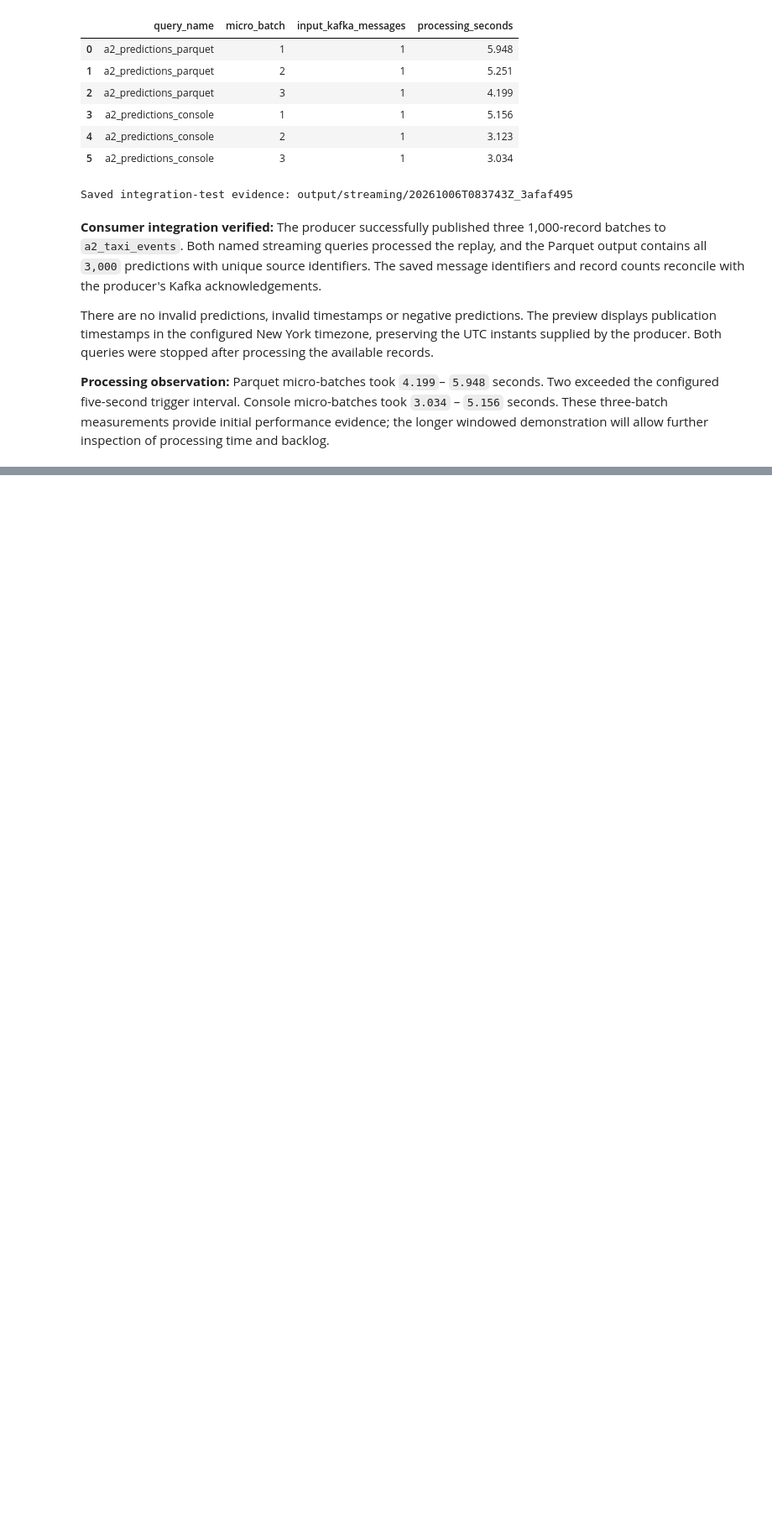
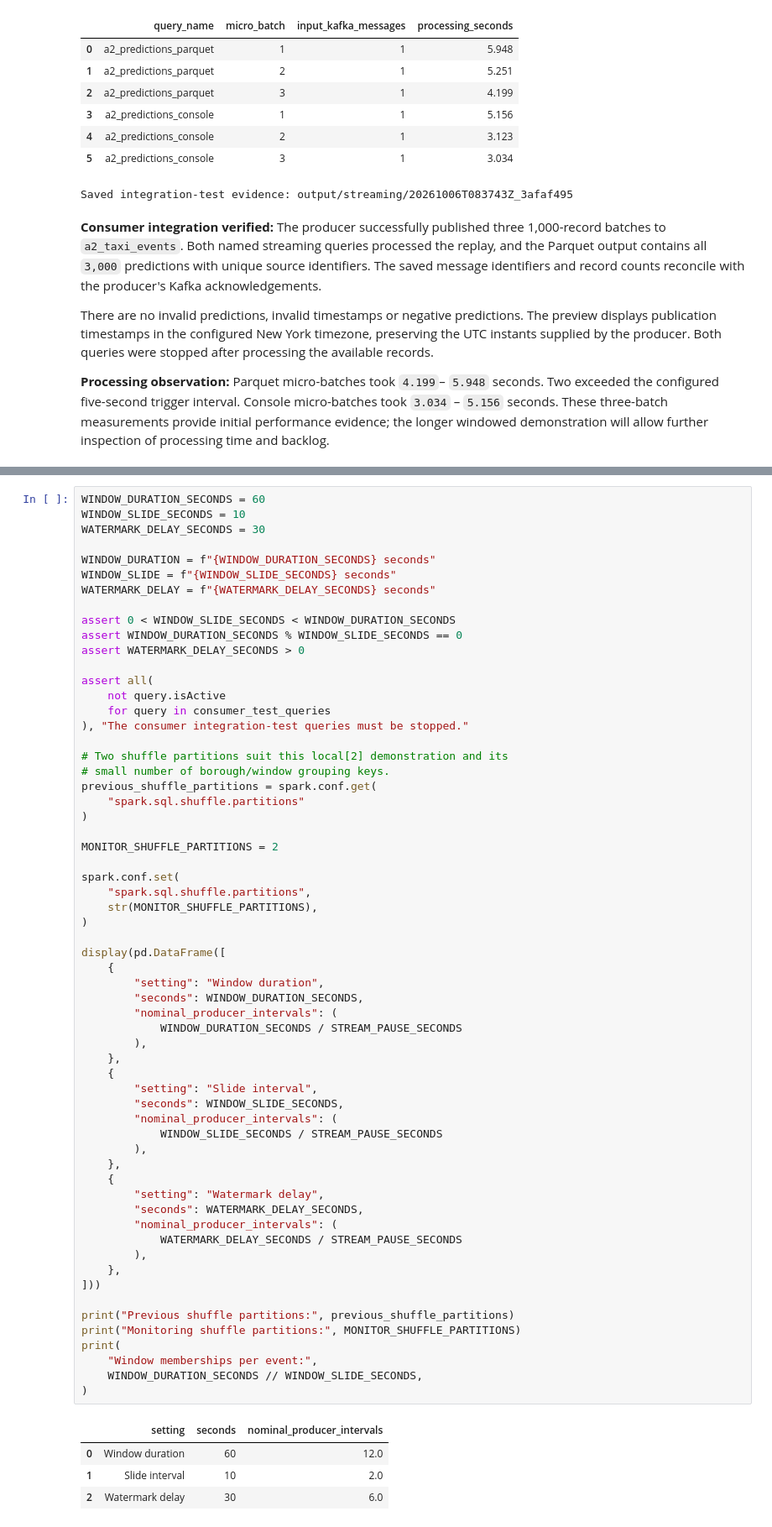
Before and after one commit to hncha9-eng/ITO5202_Ass2_27602966, a Jupyter notebook: assessment2.ipynb, the cells around one changed output, grey strips where cells are left out. Shown at 84% size. Drawn from its saved outputs; the diff is of its cells as text; blank space fills up the shorter version.

```diff
--- a/assessment2.ipynb
+++ b/assessment2.ipynb
@@ -7578,0 +7630,66 @@ further inspection of processing time and backlog.
+# %%
+WINDOW_DURATION_SECONDS = 60
+WINDOW_SLIDE_SECONDS = 10
+WATERMARK_DELAY_SECONDS = 30
+
+WINDOW_DURATION = f"{WINDOW_DURATION_SECONDS} seconds"
+WINDOW_SLIDE = f"{WINDOW_SLIDE_SECONDS} seconds"
+WATERMARK_DELAY = f"{WATERMARK_DELAY_SECONDS} seconds"
+
+assert 0 < WINDOW_SLIDE_SECONDS < WINDOW_DURATION_SECONDS
+assert WINDOW_DURATION_SECONDS % WINDOW_SLIDE_SECONDS == 0
+assert WATERMARK_DELAY_SECONDS > 0
+
+assert all(
+    not query.isActive
+    for query in consumer_test_queries
+), "The consumer integration-test queries must be stopped."
+
+# Two shuffle partitions suit this local[2] demonstration and its
+# small number of borough/window grouping keys.
+previous_shuffle_partitions = spark.conf.get(
+    "spark.sql.shuffle.partitions"
+)
+
+MONITOR_SHUFFLE_PARTITIONS = 2
+
+spark.conf.set(
+    "spark.sql.shuffle.partitions",
+    str(MONITOR_SHUFFLE_PARTITIONS),
+)
+
+display(pd.DataFrame([
+    {
+        "setting": "Window duration",
+        "seconds": WINDOW_DURATION_SECONDS,
+        "nominal_producer_intervals": (
+            WINDOW_DURATION_SECONDS / STREAM_PAUSE_SECONDS
+        ),
+    },
+    {
+        "setting": "Slide interval",
+        "seconds": WINDOW_SLIDE_SECONDS,
+        "nominal_producer_intervals": (
+            WINDOW_SLIDE_SECONDS / STREAM_PAUSE_SECONDS
+        ),
+    },
+    {
+        "setting": "Watermark delay",
+        "seconds": WATERMARK_DELAY_SECONDS,
+        "nominal_producer_intervals": (
+            WATERMARK_DELAY_SECONDS / STREAM_PAUSE_SECONDS
+        ),
+    },
+]))
+
+print("Previous shuffle partitions:", previous_shuffle_partitions)
+print("Monitoring shuffle partitions:", MONITOR_SHUFFLE_PARTITIONS)
+print(
+    "Window memberships per event:",
+    WINDOW_DURATION_SECONDS // WINDOW_SLIDE_SECONDS,
+)
+# %% [output]
+|  | setting | seconds | nominal_producer_intervals |
+| 0 | Window duration | 60 | 12.0 |
+| 1 | Slide interval | 10 | 2.0 |
+| 2 | Watermark delay | 30 | 6.0 |
```
Also changed, not shown: parts of 48 cells of this notebook.
